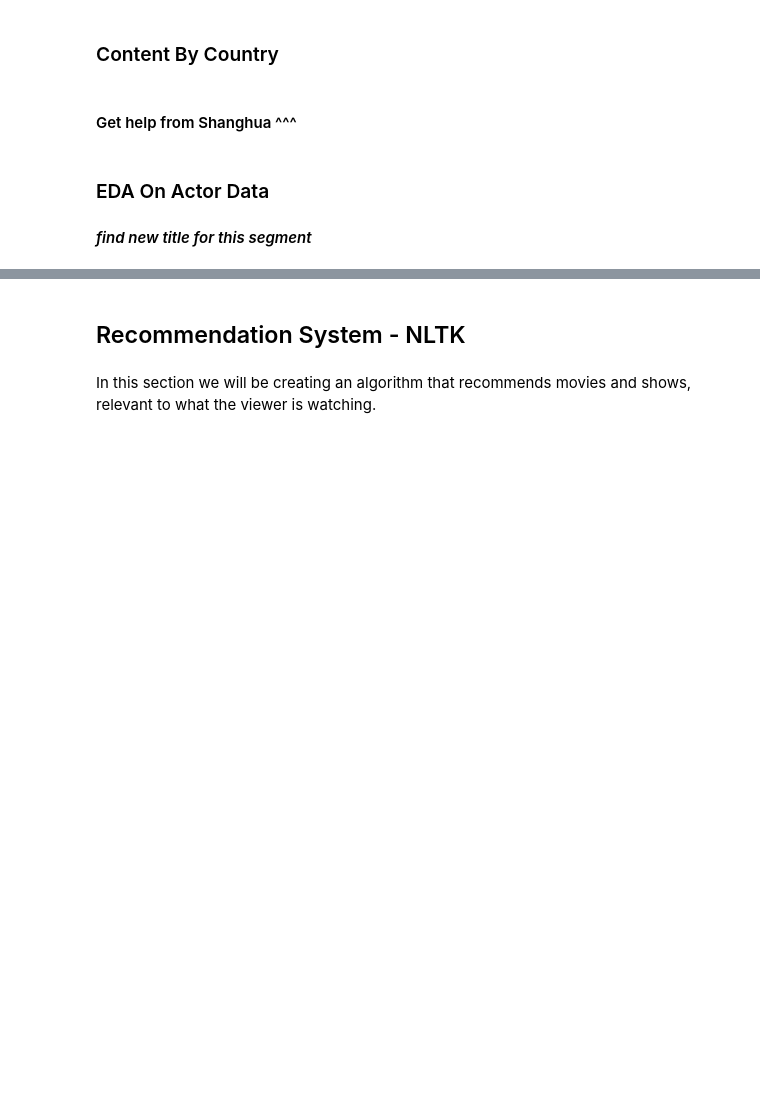
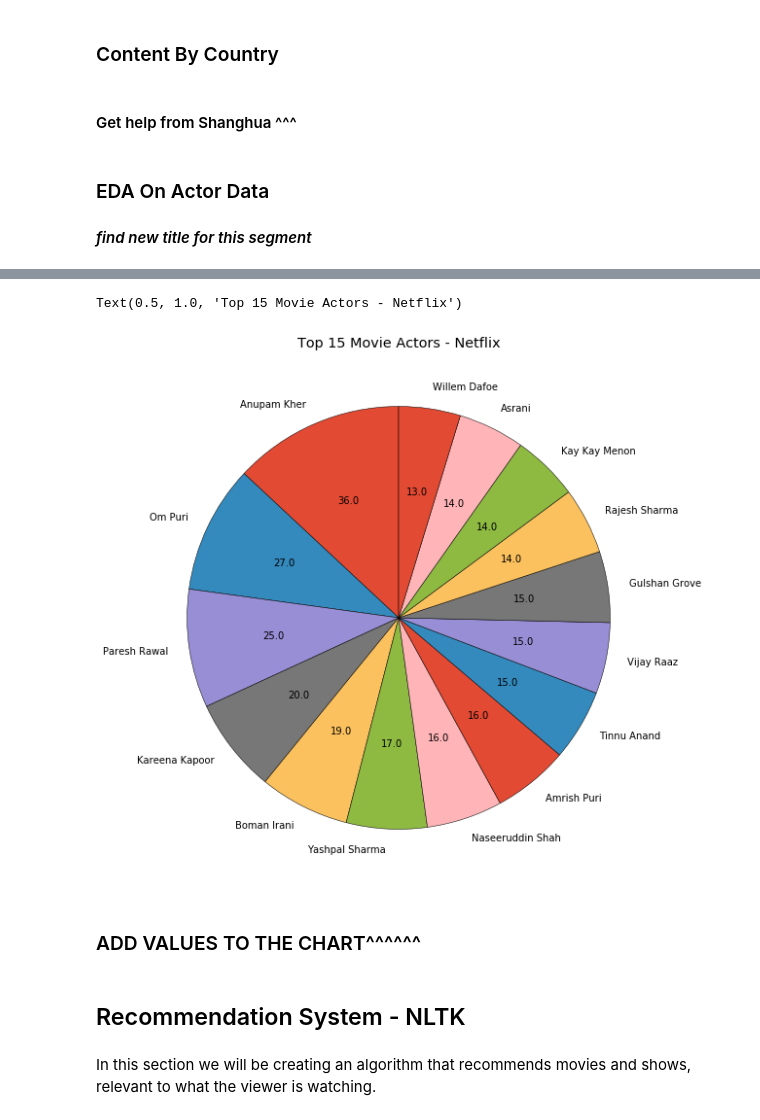
Before and after one commit to SunpreetSChahal/Netflix_EDA-ML, a Jupyter notebook: Netflix Data - EDA and ML Practice.ipynb, the cells around one changed output, grey strips where cells are left out. Cells and saved outputs as stored; diff of their text form; code cells hidden in the pictures; blank space fills up the shorter version.

```diff
--- a/Netflix Data - EDA and ML Practice.ipynb
+++ b/Netflix Data - EDA and ML Practice.ipynb
@@ -534,3 +602,25 @@ This will allow us to see how many times the actual top 10 actors appear on Netl
+# %%
+# Distribution Pie of Top 15 movie actors - Netflix
+m_t15_actors_values_arr = np.array(m_t15_actors_values) # We have to convert this data into an array
+
+plt.figure(figsize=(15,10))
+
+# Function to plot values to the pie - this will allow us to assign the data vlaues into the pie
+def absolute_value(val):
+    a  = np.round(val/100.*m_t15_actors_values_arr.sum(), 0)
+    return a
+
+# Plot pie
+plt.pie(m_t15_actors_values, labels=m_t15_actors_names, wedgeprops={'edgecolor' :'black'},
+       startangle = 90, autopct=absolute_value) # "absolute_value" - is the variable from the function above
+
+#Set title and values to pie
+plt.title('Top 15 Movie Actors - Netflix')
+# %% [output]
+Text(0.5, 1.0, 'Top 15 Movie Actors - Netflix')
+[figure, added]
+# %% [markdown]
+### ADD VALUES TO THE CHART^^^^^^
 # %% [markdown]
 ## Recommendation System - NLTK
 # %% [markdown]
```
Also changed, not shown: parts of 14 cells of this notebook.
